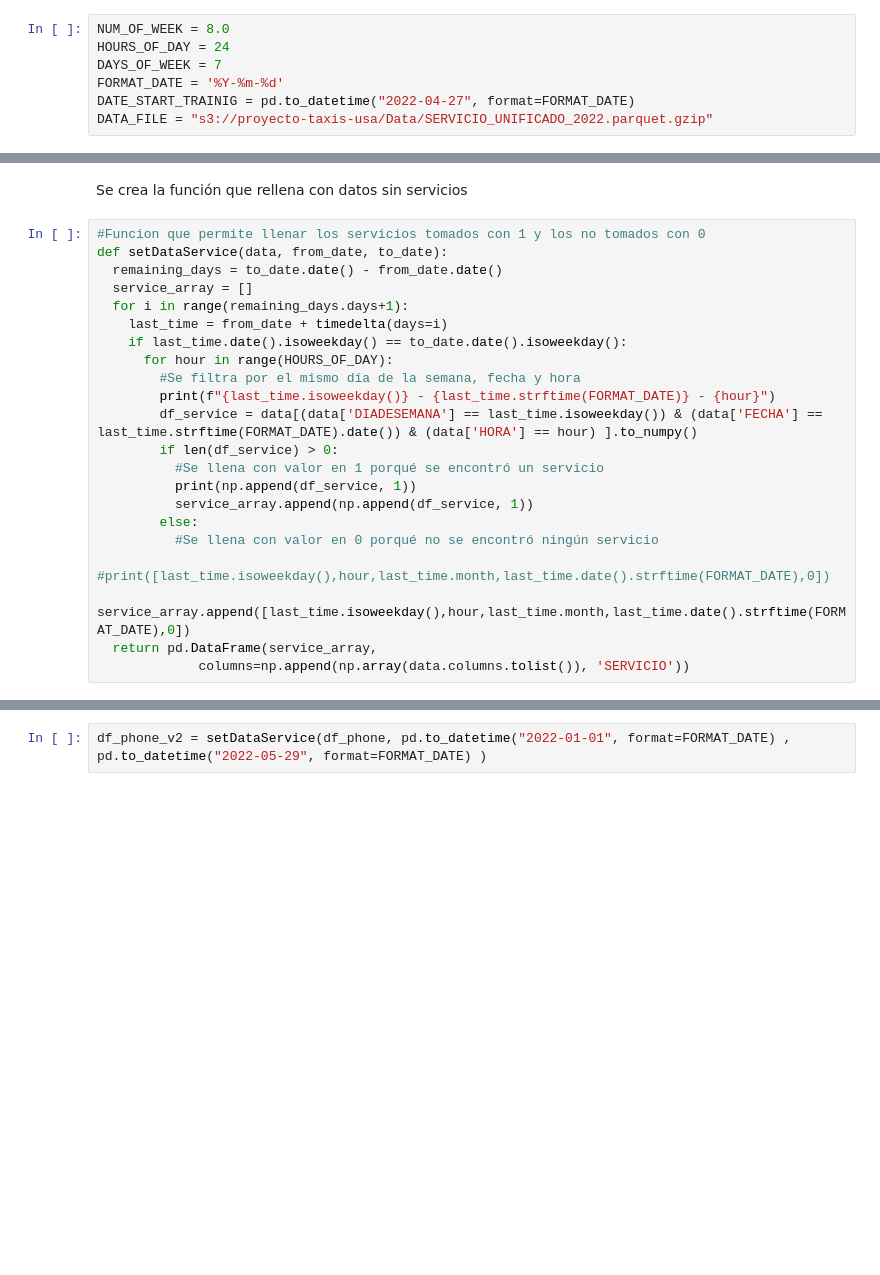
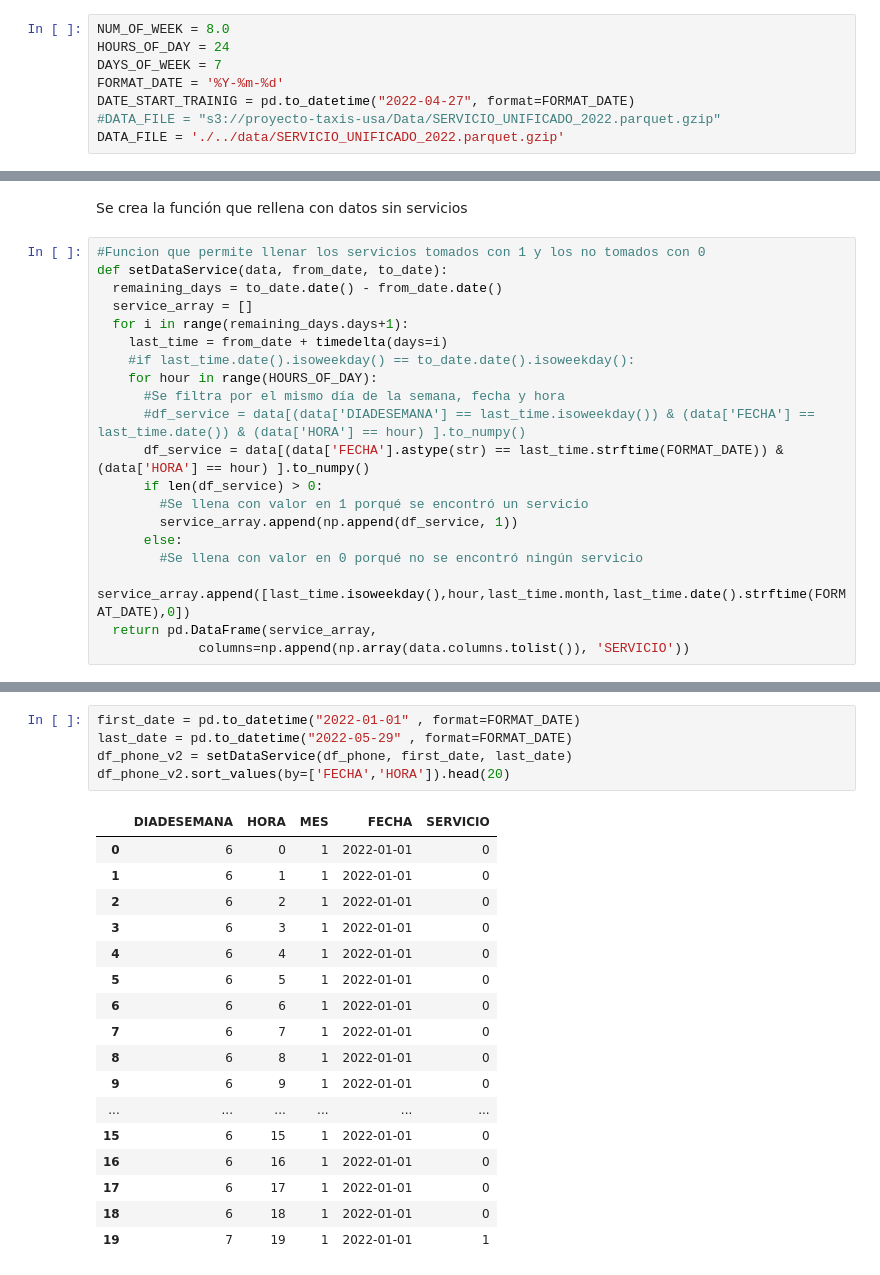
Before and after one commit to josedelarosa82/taxi-prediction-model, a Jupyter notebook: Electiva2/taxi-predicion-model.ipynb, the cells around one changed output, grey strips where cells are left out. Cells and saved outputs as stored; diff of their text form; blank space fills up the shorter version.

Commit message:
Ajuste de la función de setDataService

```diff
--- a/Electiva2/taxi-predicion-model.ipynb
+++ b/Electiva2/taxi-predicion-model.ipynb
@@ -72,7 +74,8 @@ HOURS_OF_DAY = 24
 DAYS_OF_WEEK = 7
 FORMAT_DATE = '%Y-%m-%d'
 DATE_START_TRAINIG = pd.to_datetime("2022-04-27", format=FORMAT_DATE)
-DATA_FILE = "s3://proyecto-taxis-usa/Data/SERVICIO_UNIFICADO_2022.parquet.gzip"
+#DATA_FILE = "s3://proyecto-taxis-usa/Data/SERVICIO_UNIFICADO_2022.parquet.gzip"
+DATA_FILE = './../data/SERVICIO_UNIFICADO_2022.parquet.gzip'
 # %%
 #Se lee el archivo de un parquet a un dataframe
 df_taxis = pd.read_parquet(DATA_FILE)
@@ -234,19 +388,17 @@ def setDataService(data, from_date, to_date):
   service_array = []
   for i in range(remaining_days.days+1):
     last_time = from_date + timedelta(days=i)
-    if last_time.date().isoweekday() == to_date.date().isoweekday():
-      for hour in range(HOURS_OF_DAY):
-        #Se filtra por el mismo día de la semana, fecha y hora
-        print(f"{last_time.isoweekday()} - {last_time.strftime(FORMAT_DATE)} - {hour}")
-        df_service = data[(data['DIADESEMANA'] == last_time.isoweekday()) & (data['FECHA'] == last_time.strftime(FORMAT_DATE).date()) & (data['HORA'] == hour) ].to_numpy()
-        if len(df_service) > 0:
-          #Se llena con valor en 1 porqué se encontró un servicio
-          print(np.append(df_service, 1))
-          service_array.append(np.append(df_service, 1))
-        else:
-          #Se llena con valor en 0 porqué no se encontró ningún servicio
-          #print([last_time.isoweekday(),hour,last_time.month,last_time.date().strftime(FORMAT_DATE),0])
-          service_array.append([last_time.isoweekday(),hour,last_time.month,last_time.date().strftime(FORMAT_DATE),0])
+    #if last_time.date().isoweekday() == to_date.date().isoweekday():
+    for hour in range(HOURS_OF_DAY):
+      #Se filtra por el mismo día de la semana, fecha y hora
+      #df_service = data[(data['DIADESEMANA'] == last_time.isoweekday()) & (data['FECHA'] == last_time.date()) & (data['HORA'] == hour) ].to_numpy()
+      df_service = data[(data['FECHA'].astype(str) == last_time.strftime(FORMAT_DATE)) & (data['HORA'] == hour) ].to_numpy()
+      if len(df_service) > 0:
+        #Se llena con valor en 1 porqué se encontró un servicio
+        service_array.append(np.append(df_service, 1))
+      else:
+        #Se llena con valor en 0 porqué no se encontró ningún servicio
+        service_array.append([last_time.isoweekday(),hour,last_time.month,last_time.date().strftime(FORMAT_DATE),0])
   return pd.DataFrame(service_array,
              columns=np.append(np.array(data.columns.tolist()), 'SERVICIO'))
 # %%
@@ -254,2 +413,23 @@ df_phone.tail(5)
 # %%
-df_phone_v2 = setDataService(df_phone, pd.to_datetime("2022-01-01", format=FORMAT_DATE) , pd.to_datetime("2022-05-29", format=FORMAT_DATE) )
+first_date = pd.to_datetime("2022-01-01" , format=FORMAT_DATE)
+last_date = pd.to_datetime("2022-05-29" , format=FORMAT_DATE)
+df_phone_v2 = setDataService(df_phone, first_date, last_date)
+df_phone_v2.sort_values(by=['FECHA','HORA']).head(20)
+# %% [output]
+|  | DIADESEMANA | HORA | MES | FECHA | SERVICIO |
+| 0 | 6 | 0 | 1 | 2022-01-01 | 0 |
+| 1 | 6 | 1 | 1 | 2022-01-01 | 0 |
+| 2 | 6 | 2 | 1 | 2022-01-01 | 0 |
+| 3 | 6 | 3 | 1 | 2022-01-01 | 0 |
+| 4 | 6 | 4 | 1 | 2022-01-01 | 0 |
+| 5 | 6 | 5 | 1 | 2022-01-01 | 0 |
+| 6 | 6 | 6 | 1 | 2022-01-01 | 0 |
+| 7 | 6 | 7 | 1 | 2022-01-01 | 0 |
+| 8 | 6 | 8 | 1 | 2022-01-01 | 0 |
+| 9 | 6 | 9 | 1 | 2022-01-01 | 0 |
+| ... | ... | ... | ... | ... | ... |
+| 15 | 6 | 15 | 1 | 2022-01-01 | 0 |
+| 16 | 6 | 16 | 1 | 2022-01-01 | 0 |
+| 17 | 6 | 17 | 1 | 2022-01-01 | 0 |
+| 18 | 6 | 18 | 1 | 2022-01-01 | 0 |
+| 19 | 7 | 19 | 1 | 2022-01-01 | 1 |
```
Also changed, not shown: parts of 25 cells of this notebook.
